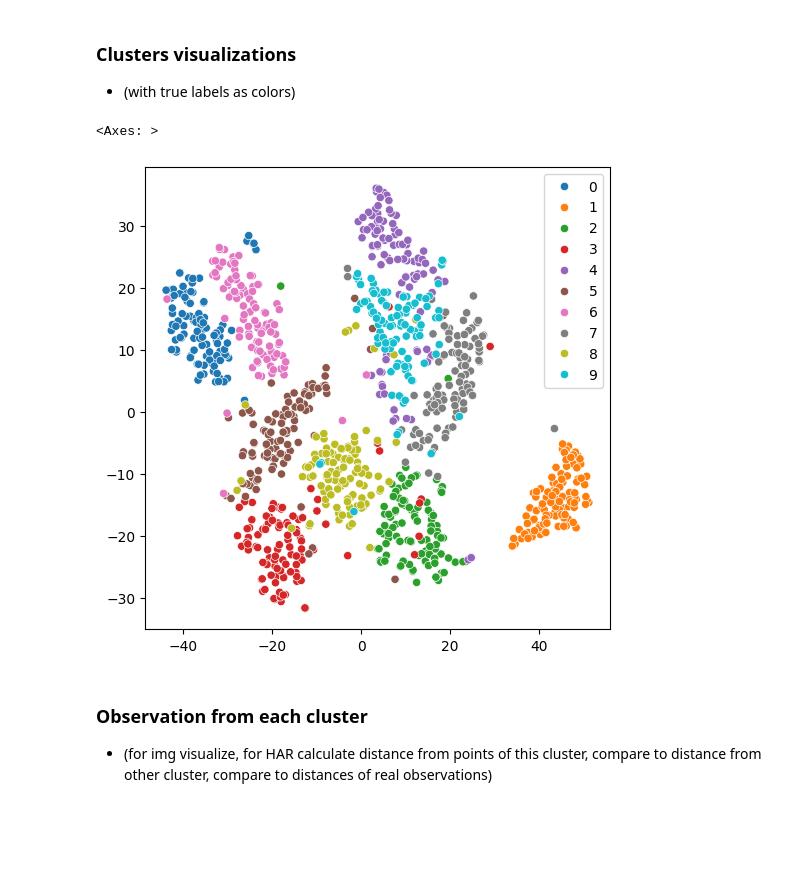
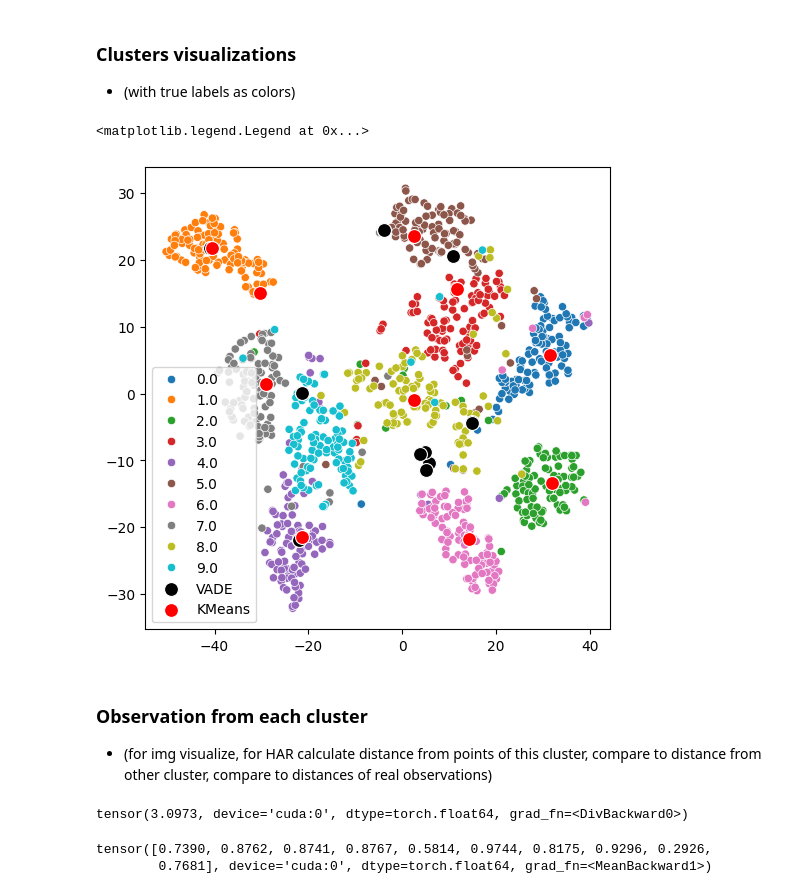
Before and after one commit to azoz01/muml_vade, a Jupyter notebook: results_poc.ipynb, the cells around one changed output. Drawn from its saved outputs; the diff is of its cells as text; code cells hidden in the pictures; blank space fills up the shorter version.

```diff
--- a/results_poc.ipynb
+++ b/results_poc.ipynb
@@ -19,7 +19,7 @@ dataset_name = "MNIST"
 # %%
 model = (
     VADE.load_from_checkpoint(
-        "results/2025-01-05__21-43-55/MNIST/VADE/BasicTraining/lightning_logs/version_0/checkpoints/best_model-epoch=53-val_loss=134.5143-train_loss=133.6757.ckpt"
+        "results/MNIST/VADE/BasicTraining/lightning_logs/version_15/checkpoints/best_model-epoch=20-val_loss=144.9641-train_loss=144.0144.ckpt"
     )
     .to(DEVICE)
     .double()
@@ -37,7 +37,7 @@ for X, y in dataloader:
     X = X.to(DEVICE)
     with torch.no_grad():
         predictions.append(model(X))
-        latent_representations.append(model.encode(X))
+        latent_representations.append(model.mu_encoder(model.encode(X)))
     true_labels.append(y)
 predictions = torch.concat(predictions).cpu().numpy()
 latent_representations = torch.concat(latent_representations).cpu().numpy()
@@ -70,21 +70,56 @@ for i in range(n_clusters):
     stratified_sample_true_labels.append(true_labels[true_labels == i][:100])
 stratified_sample_X = np.concat(stratified_sample_X)
 stratified_sample_true_labels = np.concat(stratified_sample_true_labels)
+# %%
+stratified_sample_X = np.vstack([stratified_sample_X, model.mu.detach().cpu().numpy(), clustering.cluster_centers_])
+stratified_sample_true_labels = np.concat([stratified_sample_true_labels, np.ones(10)*-1, np.ones(10)*-2])
 # %%
 reduced_data = TSNE(2).fit_transform(stratified_sample_X)
 # %%
 fig, ax = plt.subplots(figsize=(6, 6))
 sns.scatterplot(
-    x=reduced_data[:, 0],
-    y=reduced_data[:, 1],
-    hue=stratified_sample_true_labels.tolist(),
+    x=reduced_data[:, 0][stratified_sample_true_labels > -1],
+    y=reduced_data[:, 1][stratified_sample_true_labels > -1],
+    hue=stratified_sample_true_labels[stratified_sample_true_labels > -1].tolist(),
     palette="tab10",
 )
+sns.scatterplot(
+    x=reduced_data[:, 0][stratified_sample_true_labels == -1],
+    y=reduced_data[:, 1][stratified_sample_true_labels == -1],
+    color='black',
+    s=100,
+    label='VADE'
+)
+sns.scatterplot(
+    x=reduced_data[:, 0][stratified_sample_true_labels == -2],
+    y=reduced_data[:, 1][stratified_sample_true_labels == -2],
+    color='red',
+    s=100,
+    label='KMeans'
+)
+plt.legend()
 # %% [output]
-<Axes: >
+<matplotlib.legend.Legend at 0x...>
-[figure, old version]
+[figure, new version]
 # %% [markdown]
 ### Observation from each cluster
 * (for img visualize, for HAR calculate distance from points of this cluster, compare to distance from other cluster, compare to distances of real observations)
 # %%
 assert isinstance(model, VADE), "This result supports only VADE"
+# %%
+diff = model.mu.unsqueeze(1) - model.mu.unsqueeze(0)
+
+pairwise_distances = torch.norm(diff, dim=-1)
+
+num_tensors = model.mu.size(0)
+average_distance = pairwise_distances.sum() / (
+    num_tensors * (num_tensors - 1)
+)
+average_distance
+# %% [output]
+tensor(3.0973, device='cuda:0', dtype=torch.float64, grad_fn=<DivBackward0>)
+# %%
+model.logvar.exp().mean(dim=1)
+# %% [output]
+tensor([0.7390, 0.8762, 0.8741, 0.8767, 0.5814, 0.9744, 0.8175, 0.9296, 0.2926,
+        0.7681], device='cuda:0', dtype=torch.float64, grad_fn=<MeanBackward1>)
```
Also changed, not shown: parts of 4 cells of this notebook.
